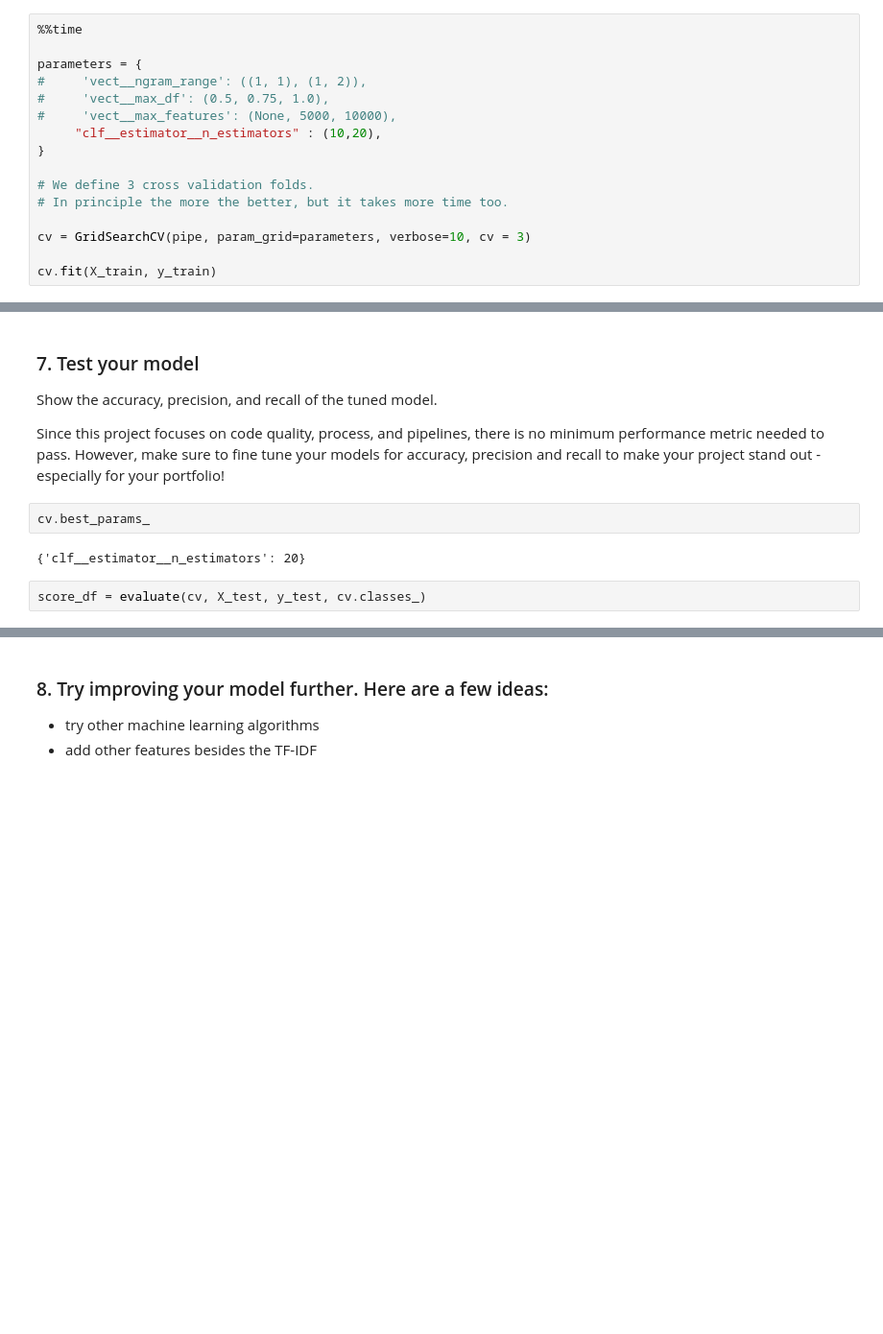
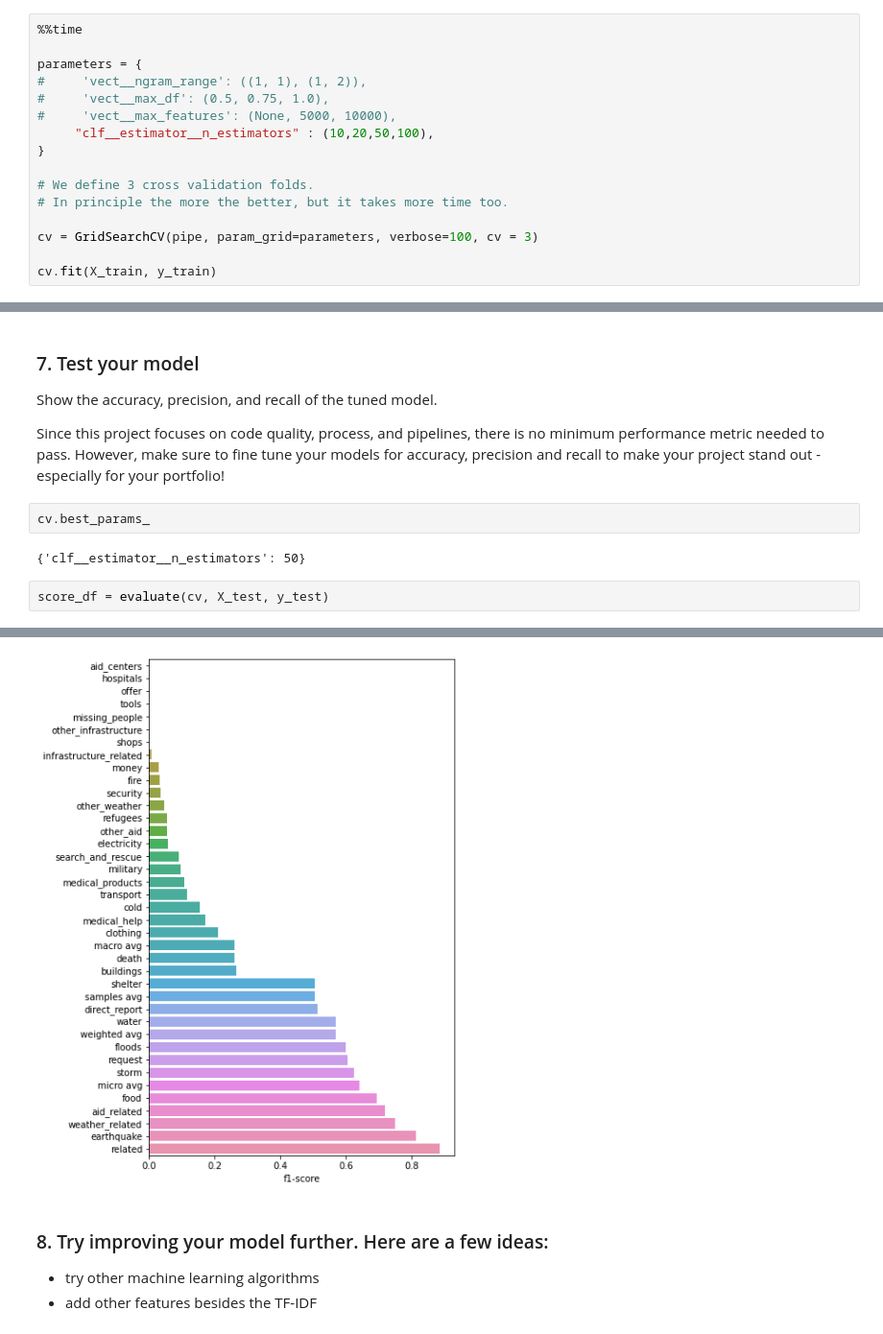
Before and after one commit to sbadillo/disaster-response, a Jupyter notebook: ML Pipeline Preparation.ipynb, the cells around one changed output, grey strips where cells are left out. Shown at 96% size. Drawn from its saved outputs; the diff is of its cells as text; blank space fills up the shorter version.

```diff
--- a/ML Pipeline Preparation.ipynb
+++ b/ML Pipeline Preparation.ipynb
@@ -377,13 +377,13 @@ parameters = {
 #     'vect__ngram_range': ((1, 1), (1, 2)),
 #     'vect__max_df': (0.5, 0.75, 1.0),
 #     'vect__max_features': (None, 5000, 10000),
-     "clf__estimator__n_estimators" : (10,20),
+     "clf__estimator__n_estimators" : (10,20,50,100),
 }
 
 # We define 3 cross validation folds.
 # In principle the more the better, but it takes more time too.
 
-cv = GridSearchCV(pipe, param_grid=parameters, verbose=10, cv = 3)
+cv = GridSearchCV(pipe, param_grid=parameters, verbose=100, cv = 3)
 
 cv.fit(X_train, y_train)
 # %% [output]
@@ -398,7 +420,7 @@ Since this project focuses on code quality, process, and  pipelines, there is no
 # %%
 cv.best_params_
 # %% [output]
-{'clf__estimator__n_estimators': 20}
+{'clf__estimator__n_estimators': 50}
 # %%
-score_df = evaluate(cv, X_test, y_test, cv.classes_)
+score_df = evaluate(cv, X_test, y_test)
 # %% [output]
@@ -406,3 +444,4 @@ NotFittedError: This GridSearchCV instance is not fitted yet. Call 'fit' with ap
+[figure, added]
 # %% [markdown]
 ### 8. Try improving your model further. Here are a few ideas:
 * try other machine learning algorithms
```
Also changed, not shown: parts of 16 cells of this notebook.
